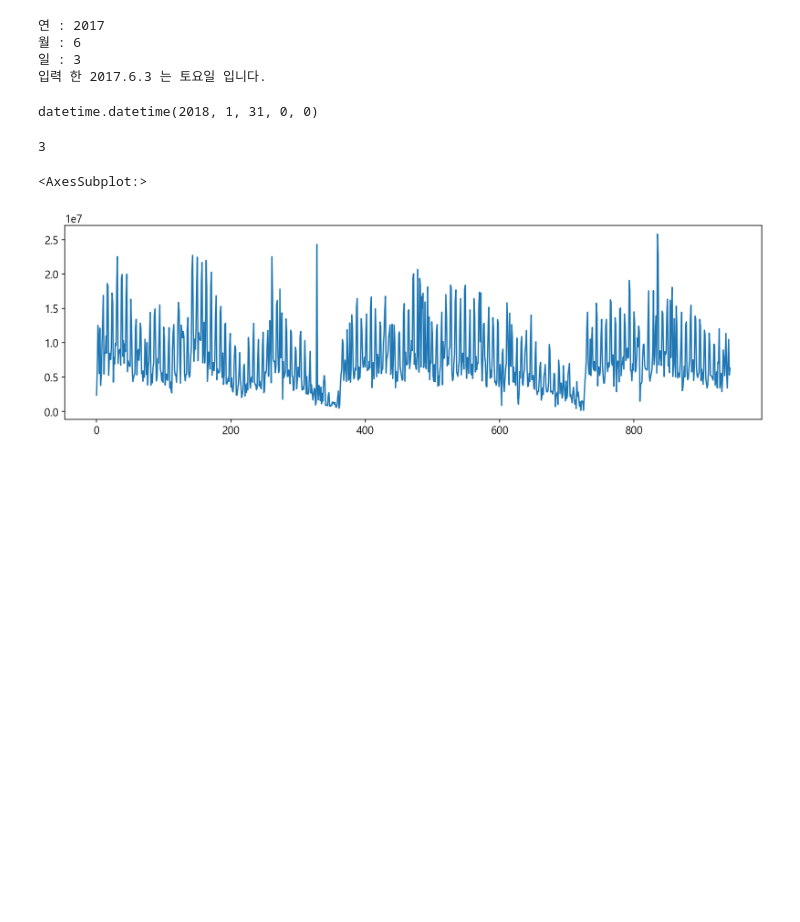
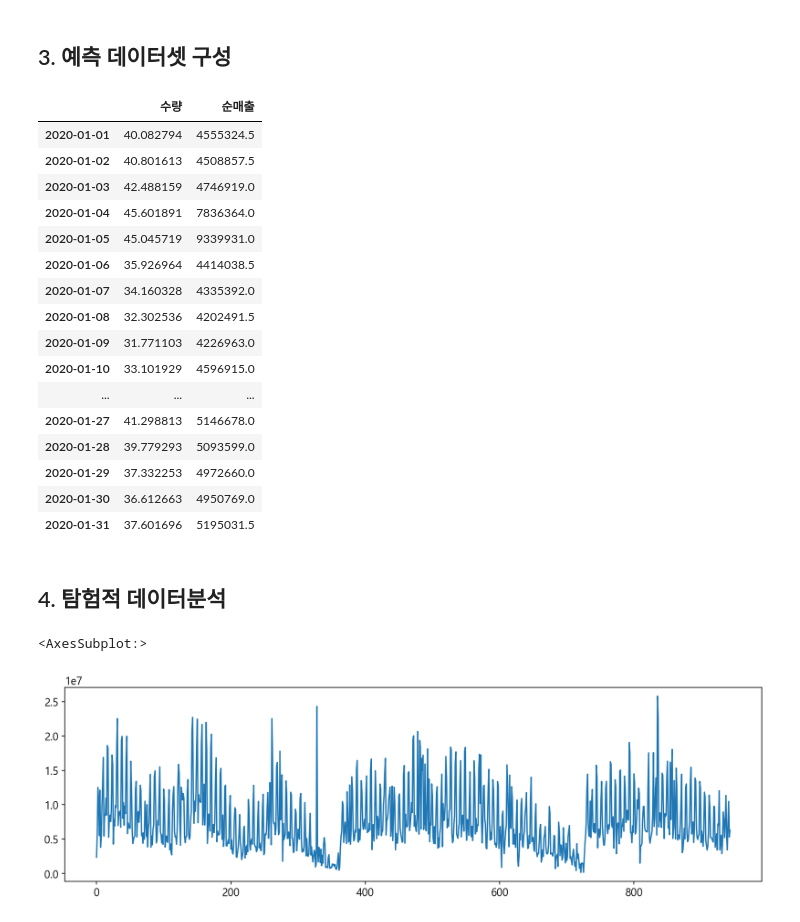
Before and after one commit to anntae1202/-, a Jupyter notebook: raw-super.ipynb, the cells around one changed output. Drawn from its saved outputs; the diff is of its cells as text; code cells hidden in the pictures; blank space fills up the shorter version.

```diff
--- a/raw-super.ipynb
+++ b/raw-super.ipynb
@@ -460,39 +358,33 @@ print(pred_y[:30]) # 1월 달 순매출
-# %%
-
-#해당 날짜가 주말이면 1, 평일이면 0
-import datetime
-import time
-
-def weekday1(a,b,c):
-
-    #리스트에 월 ~ 일까지 담아둠
-    daylist = ['월', '화', '수', '목', '금', '토', '일']
-    #datetime.date(2019,1,20).weekday()
-    #weekday() 라는 메소드의 반환 값은 월요일은 0, 화요일은 1 이므로
-    #요일의 값이 리스트의 0번째 값인 daylist[0] = '월' 방식으로 가져온다.
-    return daylist[datetime.date(a,b,c).weekday()]
-
-# 사용자에게 입력 받음
-y = int(input("연 : "))
-m = int(input("월 : "))
-d = int(input("일 : "))
-
-ddd = getDay_c(y,m,d)   # 입력한 날'
-print(f"입력 한 {y}.{m}.{d} 는 {ddd}요일 입니다.")
-
-
-
-from datetime import datetime
-datetime.strptime("2018-01-31", "%Y-%m-%d")
-# %% [output]
-연 : 2017
-월 : 6
-일 : 3
-입력 한 2017.6.3 는 토요일 입니다.
-datetime.datetime(2018, 1, 31, 0, 0)
-# %%
-from datetime import datetime
-a=datetime.strptime("2021-01-21", "%Y-%m-%d").weekday()
-a
-# %% [output]
-3
+# %% [markdown]
+## 3. 예측 데이터셋 구성
+# %%
+import numpy as np
+import itertools
+
+dates = pd.date_range('20200101',periods=31)
+
+result1= list(itertools.chain(result1))
+result2= list(itertools.chain(result2))
+
+result3=pd.DataFrame(index=dates,columns=['수량','순매출'])
+result3['수량']=result1
+result3['순매출']=result2
+result3
+# %% [output]
+|  | 수량 | 순매출 |
+| 2020-01-01 | 40.082794 | 4555324.5 |
+| 2020-01-02 | 40.801613 | 4508857.5 |
+| 2020-01-03 | 42.488159 | 4746919.0 |
+| 2020-01-04 | 45.601891 | 7836364.0 |
+| 2020-01-05 | 45.045719 | 9339931.0 |
+| 2020-01-06 | 35.926964 | 4414038.5 |
+| 2020-01-07 | 34.160328 | 4335392.0 |
+| 2020-01-08 | 32.302536 | 4202491.5 |
+| 2020-01-09 | 31.771103 | 4226963.0 |
+| 2020-01-10 | 33.101929 | 4596915.0 |
+| ... | ... | ... |
+| 2020-01-27 | 41.298813 | 5146678.0 |
+| 2020-01-28 | 39.779293 | 5093599.0 |
+| 2020-01-29 | 37.332253 | 4972660.0 |
+| 2020-01-30 | 36.612663 | 4950769.0 |
+| 2020-01-31 | 37.601696 | 5195031.5 |
@@ -499,3 +394,5 @@ a
+# %% [markdown]
+## 4. 탐험적 데이터분석
 # %%
 import numpy as np
 import pandas as pd
```
Also changed, not shown: parts of 18 cells of this notebook.
